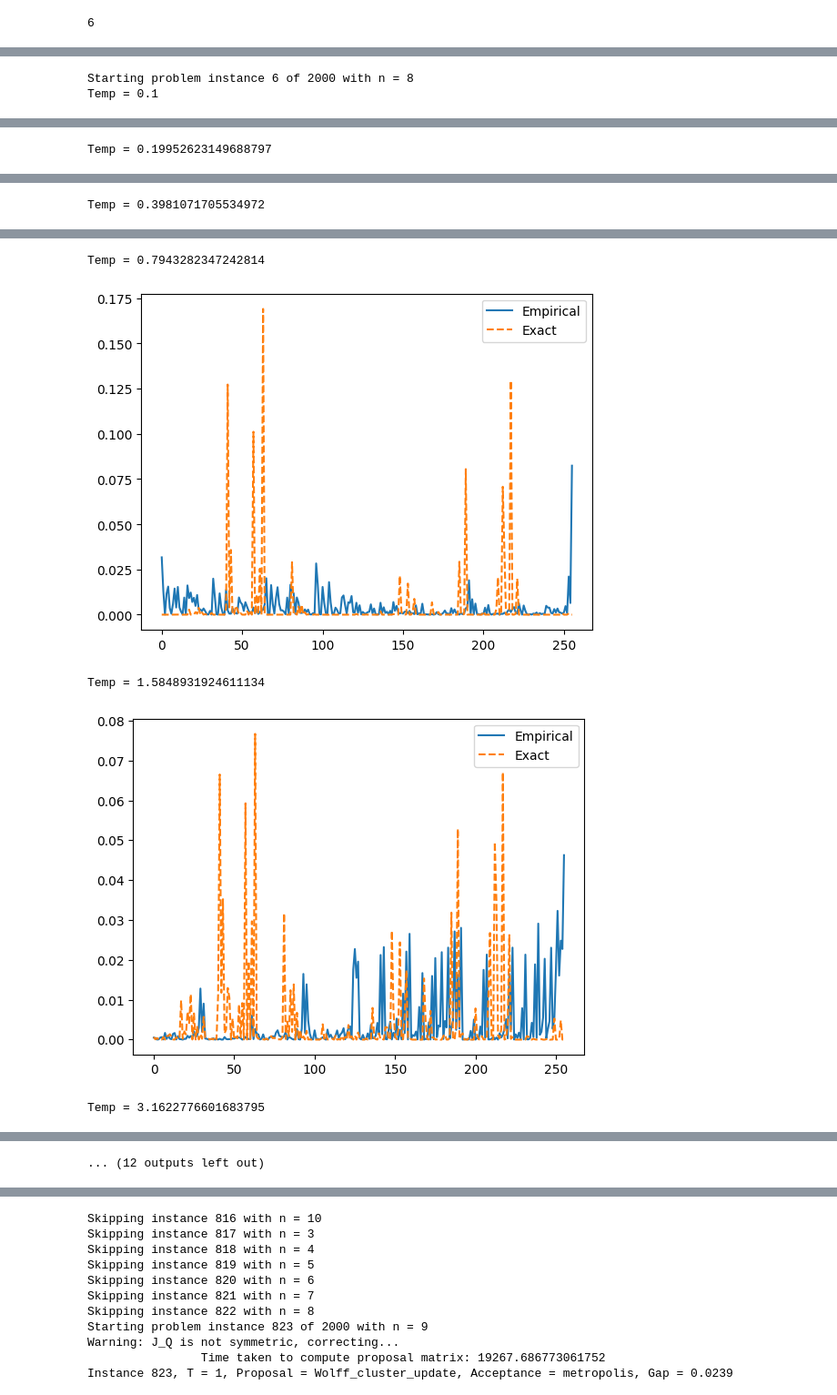
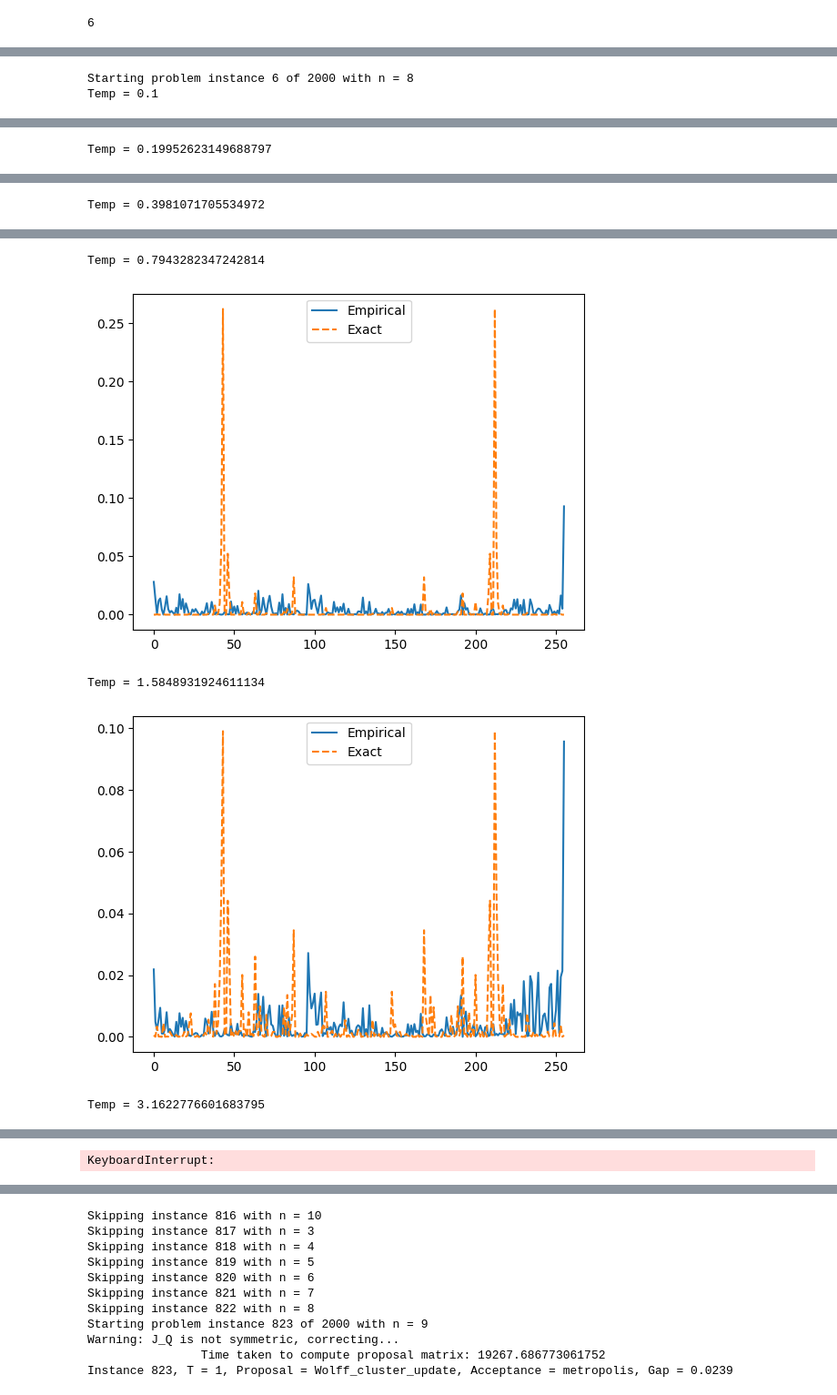
Before and after one commit to vinitX/Quantum-Sampling, a Jupyter notebook: Manas' Proposals/Wolff.ipynb, the cells around one changed output, grey strips where cells are left out. Shown at 91% size. Cells and saved outputs as stored; diff of their text form; code cells hidden in the pictures.

Commit message:
Wolff Testing

```diff
--- a/Manas' Proposals/Wolff.ipynb
+++ b/Manas' Proposals/Wolff.ipynb
@@ -369,6 +371,8 @@ for instance_num in range(1, tot_instances+1):
 
     if n!=8: continue
 
+    #h = np.zeros(n)   # Setting h=0 for Testing
+
     print('Starting problem instance', instance_num, 'of', tot_instances, 'with n =', n)
 
     problem_inst = ProblemInstance(J, h)
@@ -378,6 +382,7 @@ for instance_num in range(1, tot_instances+1):
 
     for T in T_arr:
         problem_inst.T = T
+
         proposal_mats['Wolff_cluster_update'] = Wolff_cluster_Proposal_matrix(problem_inst)
 
         #for prop_type, accept_type in product(['local', 'uniform', 'quantum'], ['metropolis', 'glauber']):
@@ -394,11 +399,11 @@ for instance_num in range(1, tot_instances+1):
             empirical_dist = np.abs(eigvec[:, 0])
             empirical_dist = empirical_dist / np.sum(empirical_dist)
 
-            # plt.plot(empirical_dist, label='Empirical')
-            # plt.plot(exact_dist, '--', label='Exact')
-            # plt.legend()
-            # plt.show()
-            # break
+            plt.plot(empirical_dist, label='Empirical')
+            plt.plot(exact_dist, '--', label='Exact')
+            plt.legend()
+            plt.show()
+
             '''This is a proof of why Wolff fails... At low T, it favors the ferromagnetic state
             since it doesn't have any information about h during cluster formation. And at high T, it is basically
             working like local proposal, as sizes of clusters never grow big enough.'''
@@ -443,5 +448,5 @@ Temp = 0.3981071705534972
 Temp = 0.7943282347242814
-[figure, old version]
+[figure, new version]
 Temp = 1.5848931924611134
-[figure, old version]
+[figure, new version]
 Temp = 3.1622776601683795
@@ -449 +454 @@ Temp = 3.1622776601683795
-... (12 outputs left out)
+KeyboardInterrupt:
```
Also changed, not shown: parts of 6 cells of this notebook, 3 other files.
